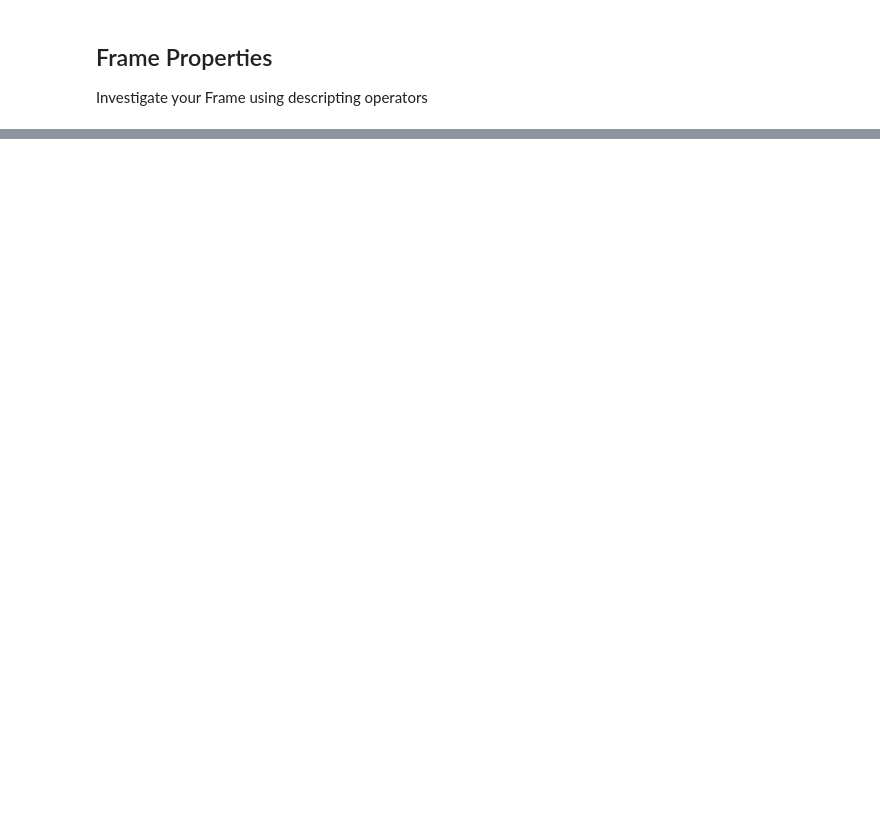
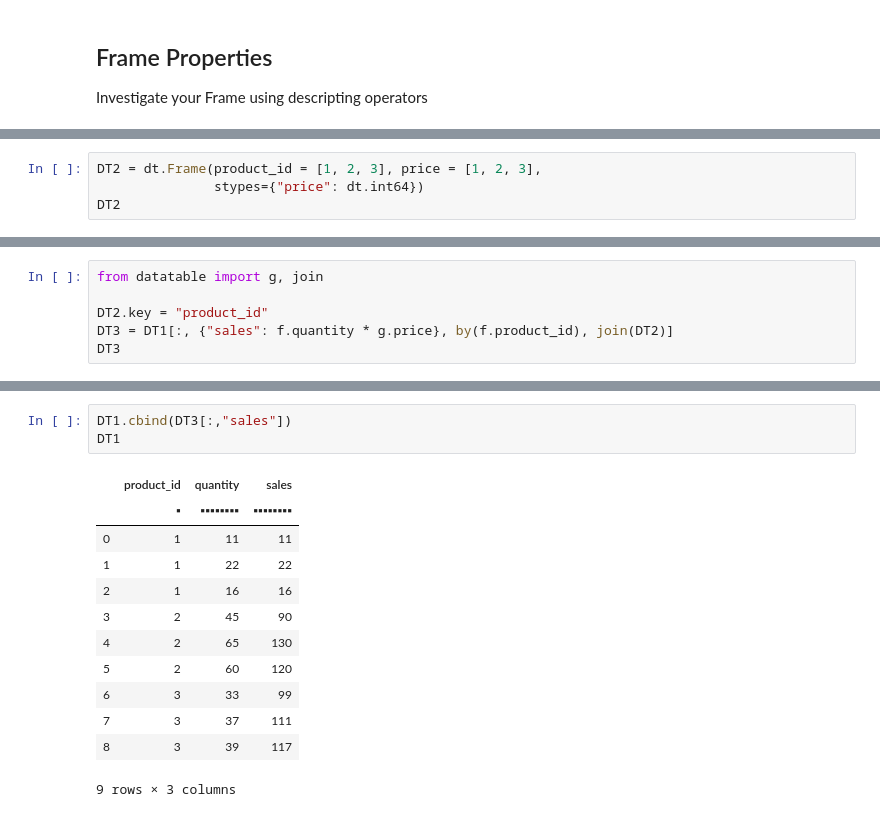
Before and after one commit to h2oai/datatable, a Jupyter notebook: docs/tutorial.ipynb, the cells around one changed output, grey strips where cells are left out. Saved outputs shown, nothing was run; the diff lists cells and outputs as text; blank space fills up the shorter version.

```diff
--- a/docs/tutorial.ipynb
+++ b/docs/tutorial.ipynb
@@ -131,0 +562,4 @@ In short, almost all operations with a Frame can be expressed as
+# %%
+DT2 = dt.Frame(product_id = [1, 2, 3], price = [1, 2, 3],
+               stypes={"price": dt.int64})
+DT2
@@ -131,0 +573,6 @@ In short, almost all operations with a Frame can be expressed as
+# %%
+from datatable import g, join
+
+DT2.key = "product_id"
+DT3 = DT1[:, {"sales": f.quantity * g.price}, by(f.product_id), join(DT2)]
+DT3
@@ -131,0 +601,16 @@ In short, almost all operations with a Frame can be expressed as
+# %%
+DT1.cbind(DT3[:,"sales"])
+DT1
+# %% [output]
+|  | product_id | quantity | sales |
+|  | ▪ | ▪▪▪▪▪▪▪▪ | ▪▪▪▪▪▪▪▪ |
+| 0 | 1 | 11 | 11 |
+| 1 | 1 | 22 | 22 |
+| 2 | 1 | 16 | 16 |
+| 3 | 2 | 45 | 90 |
+| 4 | 2 | 65 | 130 |
+| 5 | 2 | 60 | 120 |
+| 6 | 3 | 33 | 99 |
+| 7 | 3 | 37 | 111 |
+| 8 | 3 | 39 | 117 |
+9 rows × 3 columns
```
Also changed, not shown: parts of 57 cells of this notebook, 5 other files.
